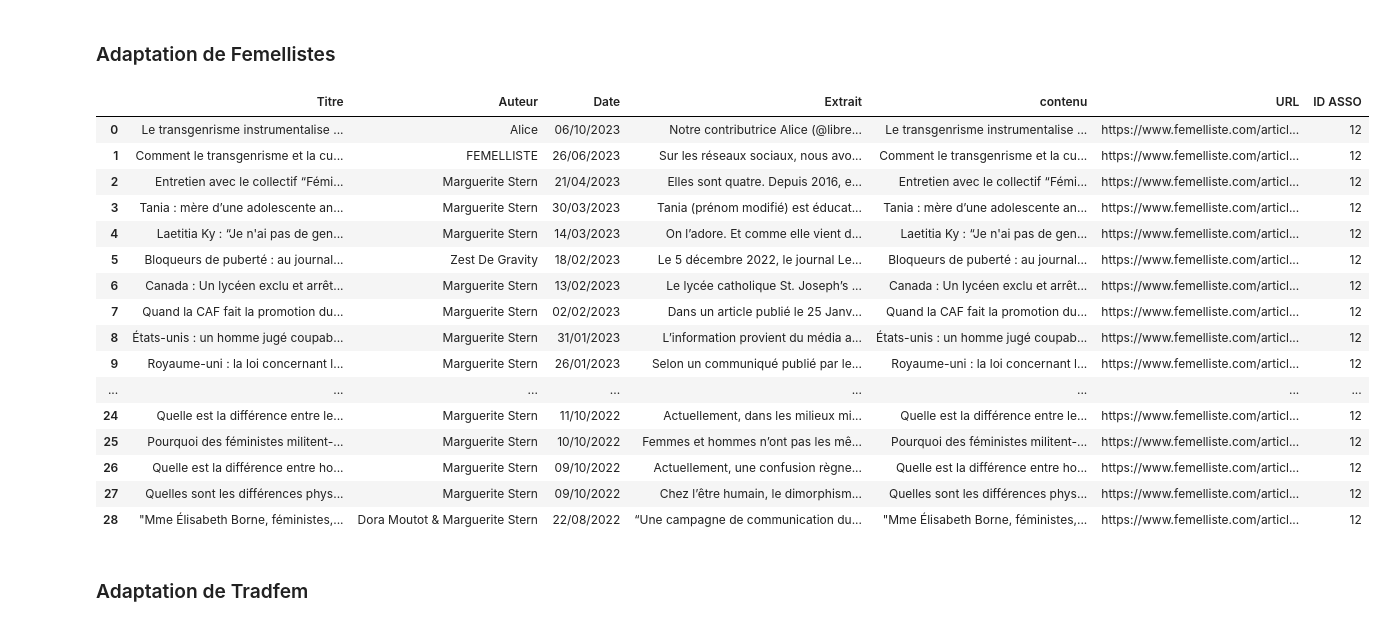
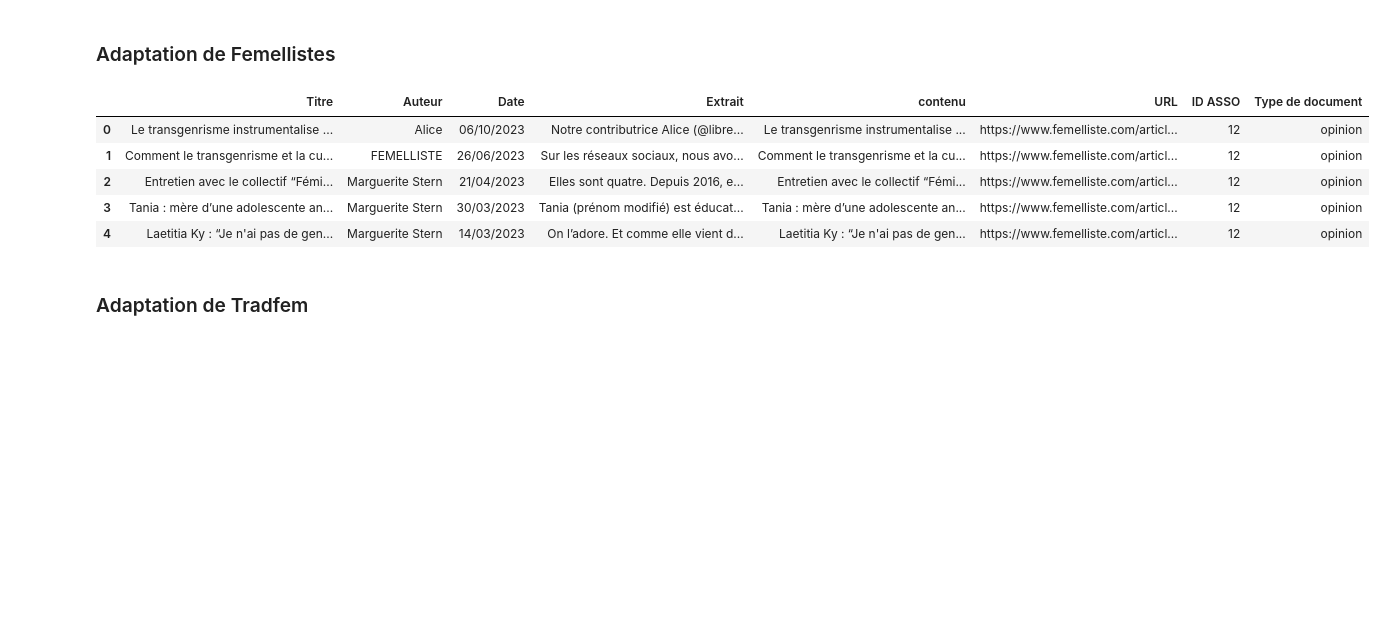
Before and after one commit to LeoMaurice/Conservative_mobilisation, a Jupyter notebook: src/Merging.ipynb, the cells around one changed output. Saved outputs shown, nothing was run; the diff lists cells and outputs as text; code cells hidden in the pictures; blank space fills up the shorter version.

```diff
--- a/src/Merging.ipynb
+++ b/src/Merging.ipynb
@@ -67,34 +53,24 @@ femiste = pd.read_csv(fichier ,sep='\t', encoding='utf-8')
 # %%
 femiste = femiste.drop('Catégories', axis=1, errors='ignore')
 femiste['ID ASSO'] = 12 #On ajoute l'ID ASSO poue le merge futur
+femiste['Type de document'] = 'opinion' #On ajoute l'ID ASSO poue le merge futur
 
 # Renommer les colonnes pour faciliter la concaténation
 
 nouveaux_noms = {
     'URL Complète': 'URL',
     'Texte Complet': 'contenu',
 }
 
 femiste = femiste.rename(columns=nouveaux_noms)
-femiste
+femiste.head()
 # %% [output]
-|  | Titre | Auteur | Date | Extrait | contenu | URL | ID ASSO |
-| 0 | Le transgenrisme instrumentalise ... | Alice | 06/10/2023 | Notre contributrice Alice (@libre... | Le transgenrisme instrumentalise ... | https://www.femelliste.com/articl... | 12 |
-| 1 | Comment le transgenrisme et la cu... | FEMELLISTE | 26/06/2023 | Sur les réseaux sociaux, nous avo... | Comment le transgenrisme et la cu... | https://www.femelliste.com/articl... | 12 |
-| 2 | Entretien avec le collectif “Fémi... | Marguerite Stern | 21/04/2023 | Elles sont quatre. Depuis 2016, e... | Entretien avec le collectif “Fémi... | https://www.femelliste.com/articl... | 12 |
-| 3 | Tania : mère d’une adolescente an... | Marguerite Stern | 30/03/2023 | Tania (prénom modifié) est éducat... | Tania : mère d’une adolescente an... | https://www.femelliste.com/articl... | 12 |
-| 4 | Laetitia Ky : “Je n'ai pas de gen... | Marguerite Stern | 14/03/2023 | On l’adore. Et comme elle vient d... | Laetitia Ky : “Je n'ai pas de gen... | https://www.femelliste.com/articl... | 12 |
-| 5 | Bloqueurs de puberté : au journal... | Zest De Gravity | 18/02/2023 | Le 5 décembre 2022, le journal Le... | Bloqueurs de puberté : au journal... | https://www.femelliste.com/articl... | 12 |
-| 6 | Canada : Un lycéen exclu et arrêt... | Marguerite Stern | 13/02/2023 | Le lycée catholique St. Joseph’s ... | Canada : Un lycéen exclu et arrêt... | https://www.femelliste.com/articl... | 12 |
-| 7 | Quand la CAF fait la promotion du... | Marguerite Stern | 02/02/2023 | Dans un article publié le 25 Janv... | Quand la CAF fait la promotion du... | https://www.femelliste.com/articl... | 12 |
-| 8 | États-unis : un homme jugé coupab... | Marguerite Stern | 31/01/2023 | L’information provient du média a... | États-unis : un homme jugé coupab... | https://www.femelliste.com/articl... | 12 |
-| 9 | Royaume-uni : la loi concernant l... | Marguerite Stern | 26/01/2023 | Selon un communiqué publié par le... | Royaume-uni : la loi concernant l... | https://www.femelliste.com/articl... | 12 |
-| ... | ... | ... | ... | ... | ... | ... | ... |
-| 24 | Quelle est la différence entre le... | Marguerite Stern | 11/10/2022 | Actuellement, dans les milieux mi... | Quelle est la différence entre le... | https://www.femelliste.com/articl... | 12 |
-| 25 | Pourquoi des féministes militent-... | Marguerite Stern | 10/10/2022 | Femmes et hommes n’ont pas les mê... | Pourquoi des féministes militent-... | https://www.femelliste.com/articl... | 12 |
-| 26 | Quelle est la différence entre ho... | Marguerite Stern | 09/10/2022 | Actuellement, une confusion règne... | Quelle est la différence entre ho... | https://www.femelliste.com/articl... | 12 |
-| 27 | Quelles sont les différences phys... | Marguerite Stern | 09/10/2022 | Chez l’être humain, le dimorphism... | Quelles sont les différences phys... | https://www.femelliste.com/articl... | 12 |
-| 28 | "Mme Élisabeth Borne, féministes,... | Dora Moutot & Marguerite Stern | 22/08/2022 | “Une campagne de communication du... | "Mme Élisabeth Borne, féministes,... | https://www.femelliste.com/articl... | 12 |
+|  | Titre | Auteur | Date | Extrait | contenu | URL | ID ASSO | Type de document |
+| 0 | Le transgenrisme instrumentalise ... | Alice | 06/10/2023 | Notre contributrice Alice (@libre... | Le transgenrisme instrumentalise ... | https://www.femelliste.com/articl... | 12 | opinion |
+| 1 | Comment le transgenrisme et la cu... | FEMELLISTE | 26/06/2023 | Sur les réseaux sociaux, nous avo... | Comment le transgenrisme et la cu... | https://www.femelliste.com/articl... | 12 | opinion |
+| 2 | Entretien avec le collectif “Fémi... | Marguerite Stern | 21/04/2023 | Elles sont quatre. Depuis 2016, e... | Entretien avec le collectif “Fémi... | https://www.femelliste.com/articl... | 12 | opinion |
+| 3 | Tania : mère d’une adolescente an... | Marguerite Stern | 30/03/2023 | Tania (prénom modifié) est éducat... | Tania : mère d’une adolescente an... | https://www.femelliste.com/articl... | 12 | opinion |
+| 4 | Laetitia Ky : “Je n'ai pas de gen... | Marguerite Stern | 14/03/2023 | On l’adore. Et comme elle vient d... | Laetitia Ky : “Je n'ai pas de gen... | https://www.femelliste.com/articl... | 12 | opinion |
 # %% [markdown]
 ### Adaptation de Tradfem
 # %%
```
Also changed, not shown: parts of 11 cells of this notebook, 4 other files.
